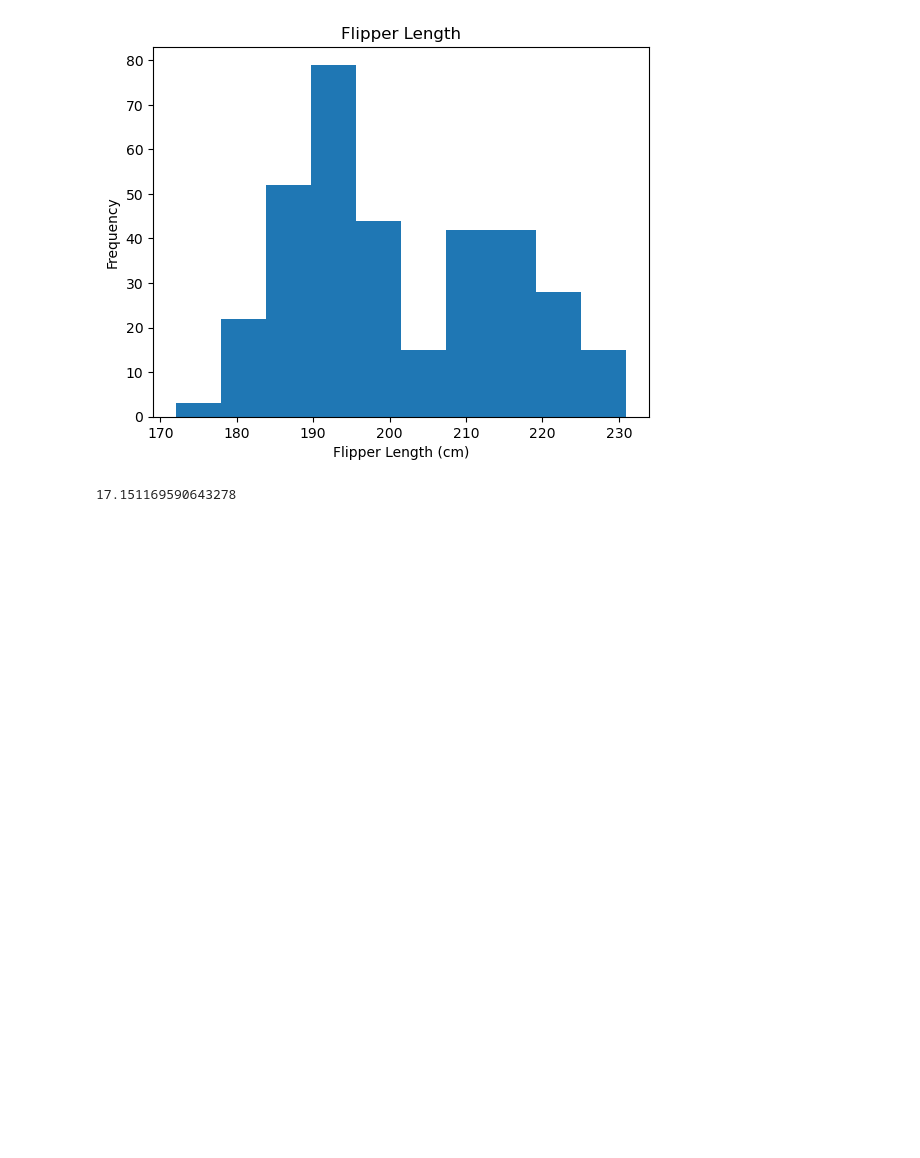
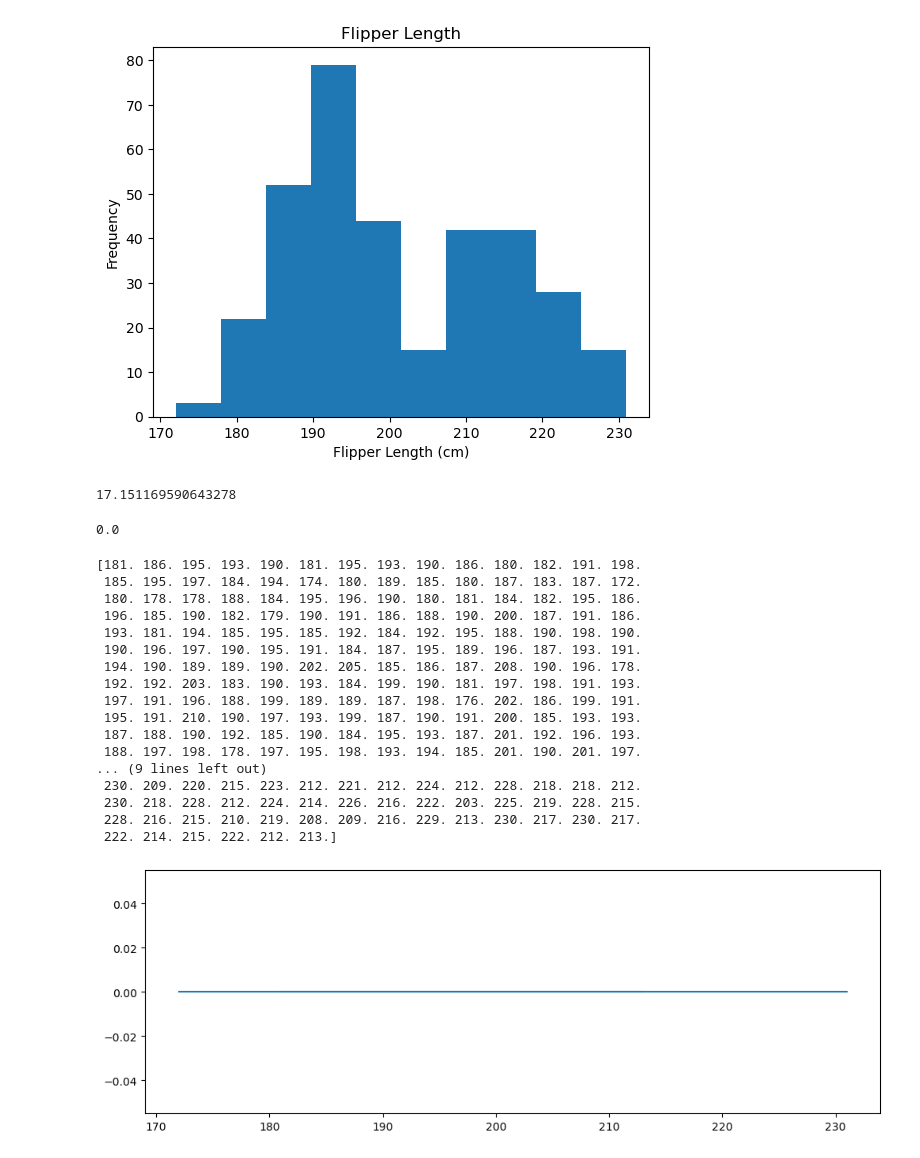
Before and after one commit to PeeBs68/mywork, a Jupyter notebook: penguins_temp.ipynb, the cells around one changed output. Drawn from its saved outputs; the diff is of its cells as text; code cells hidden in the pictures; blank space fills up the shorter version.

```diff
--- a/penguins_temp.ipynb
+++ b/penguins_temp.ipynb
@@ -220,3 +220,52 @@ m = x/y # mean
 m
 # %% [output]
 17.151169590643278
+# %%
+# x should be a numpy array.
+def f(x):
+  A = 1.0 / np.sqrt(2.0 * np.pi)
+  B = np.exp(-(x**2) / 2.0)
+  return A * B
+# %%
+xxx = np.exp(-(100**2) / 2.0)
+xxx
+# %% [output]
+0.0
+# %%
+# Range of x values for plotting.
+#x = np.linspace(-5.0, 5.0, 1001)
+
+flipper_length_l = []
+df = df[df['flipper_length_mm'].notna()]
+for x in df['flipper_length_mm']:
+    flipper_length_l.append(x)
+
+x = np.array(flipper_length_l)
+#flipper_length_l
+# Create empty plot.
+fig, ax = plt.subplots(figsize=(12, 4))
+
+# Plot f(x).
+#f(x)
+ax.plot(x, f(x));
+#print(f(x))
+print(x)
+# %% [output]
+[181. 186. 195. 193. 190. 181. 195. 193. 190. 186. 180. 182. 191. 198.
+ 185. 195. 197. 184. 194. 174. 180. 189. 185. 180. 187. 183. 187. 172.
+ 180. 178. 178. 188. 184. 195. 196. 190. 180. 181. 184. 182. 195. 186.
+ 196. 185. 190. 182. 179. 190. 191. 186. 188. 190. 200. 187. 191. 186.
+ 193. 181. 194. 185. 195. 185. 192. 184. 192. 195. 188. 190. 198. 190.
+ 190. 196. 197. 190. 195. 191. 184. 187. 195. 189. 196. 187. 193. 191.
+ 194. 190. 189. 189. 190. 202. 205. 185. 186. 187. 208. 190. 196. 178.
+ 192. 192. 203. 183. 190. 193. 184. 199. 190. 181. 197. 198. 191. 193.
+ 197. 191. 196. 188. 199. 189. 189. 187. 198. 176. 202. 186. 199. 191.
+ 195. 191. 210. 190. 197. 193. 199. 187. 190. 191. 200. 185. 193. 193.
+ 187. 188. 190. 192. 185. 190. 184. 195. 193. 187. 201. 192. 196. 193.
+ 188. 197. 198. 178. 197. 195. 198. 193. 194. 185. 201. 190. 201. 197.
+... (9 lines left out)
+ 230. 209. 220. 215. 223. 212. 221. 212. 224. 212. 228. 218. 218. 212.
+ 230. 218. 228. 212. 224. 214. 226. 216. 222. 203. 225. 219. 228. 215.
+ 228. 216. 215. 210. 219. 208. 209. 216. 229. 213. 230. 217. 230. 217.
+ 222. 214. 215. 222. 212. 213.]
+[figure, added]
```
Also changed, not shown: parts of 1 cell of this notebook, 1 other file.
